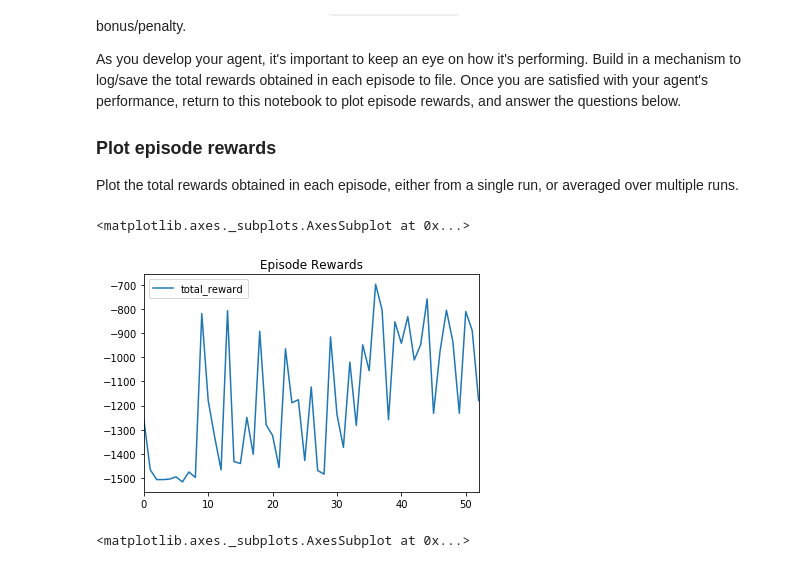
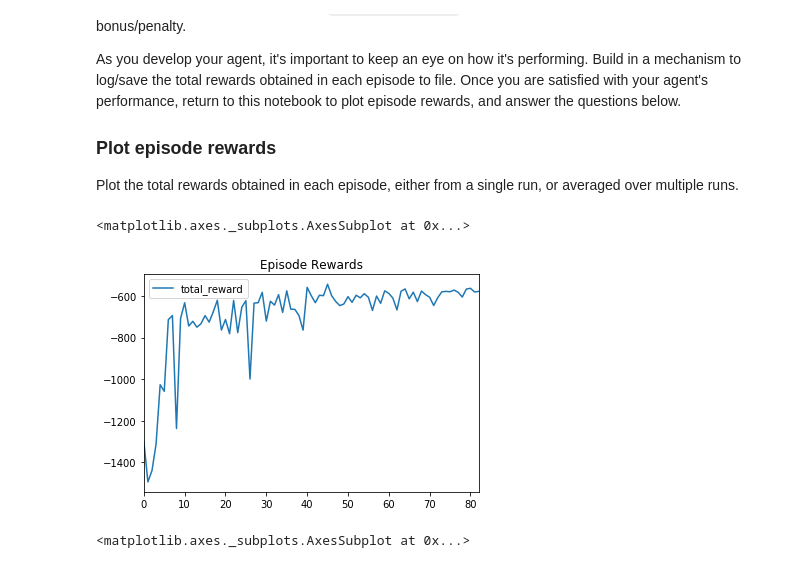
Before and after one commit to stayyule/RL-Quadcopter, a Jupyter notebook: quad_controller_rl/notebooks/RL-Quadcopter.ipynb, the cells around one changed output. Cells and saved outputs as stored; diff of their text form; code cells hidden in the pictures.

```diff
--- a/quad_controller_rl/notebooks/RL-Quadcopter.ipynb
+++ b/quad_controller_rl/notebooks/RL-Quadcopter.ipynb
@@ -144,12 +144,12 @@ Plot the total rewards obtained in each episode, either from a single run, or av
 # %%
 # TODO: Read and plot episode rewards with hidden layer 32, 64
 import pandas as pd
 
-df_stats = pd.read_csv("..\out\stats_2019-06-26_06-57-58.csv")
+df_stats = pd.read_csv("..\out\stats_2019-06-29_04-44-08.csv")
 df_stats[['total_reward']].plot(title="Episode Rewards")
 # %% [output]
 <matplotlib.axes._subplots.AxesSubplot at 0x...>
-[figure, old version]
+[figure, new version]
 # %%
 # TODO: Read and plot episode rewards with hidden layer 300, 600
 import pandas as pd
```
Also changed, not shown: 2 other files.
